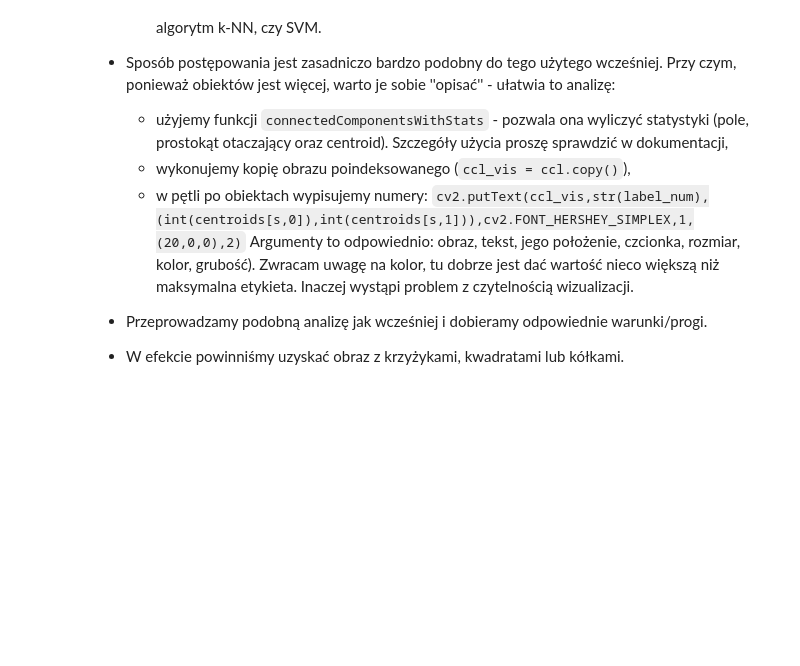
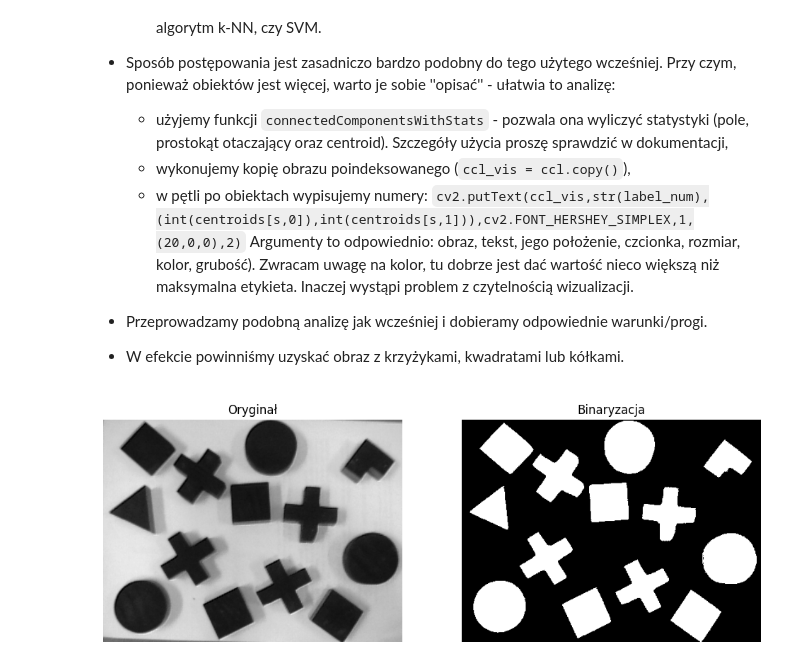
Before and after one commit to DziqG2NK/Przetwarzanie-i-analiza-obraz-w-cyfrowych, a Jupyter notebook: zajecia_6/13_ccl.ipynb, the cells around one changed output. Saved outputs shown, nothing was run; the diff lists cells and outputs as text; code cells hidden in the pictures; blank space fills up the shorter version.

```diff
--- a/zajecia_6/13_ccl.ipynb
+++ b/zajecia_6/13_ccl.ipynb
@@ -461,0 +524,19 @@ Wynika z tego konieczność uwzględnienia pewnej tolerancji wartości współcz
+# %%
+# Rozpoznawanie obiektów rzeczywistych
+
+shapes_real = cv2.imread("shapesReal.png", cv2.IMREAD_GRAYSCALE)
+binarized = ((shapes_real < 60) * 1).astype(np.uint8)
+n, shapes_index, values, centroids = cv2.connectedComponentsWithStats(binarized)
+shapes_labels = shapes_real.copy()
+for i in range(1, n):
+    cv2.putText(shapes_labels, str(i),(int(centroids[i, 0]), int(centroids[i,1])), cv2.FONT_HERSHEY_SIMPLEX, 1 , (20,0,0) ,2)
+
+
+images = {
+    "Oryginał": shapes_real,
+    "Binaryzacja": binarized,
+}
+
+plots(**images)
+# %% [output]
+[figure, added]
```
Also changed, not shown: parts of 10 cells of this notebook.
